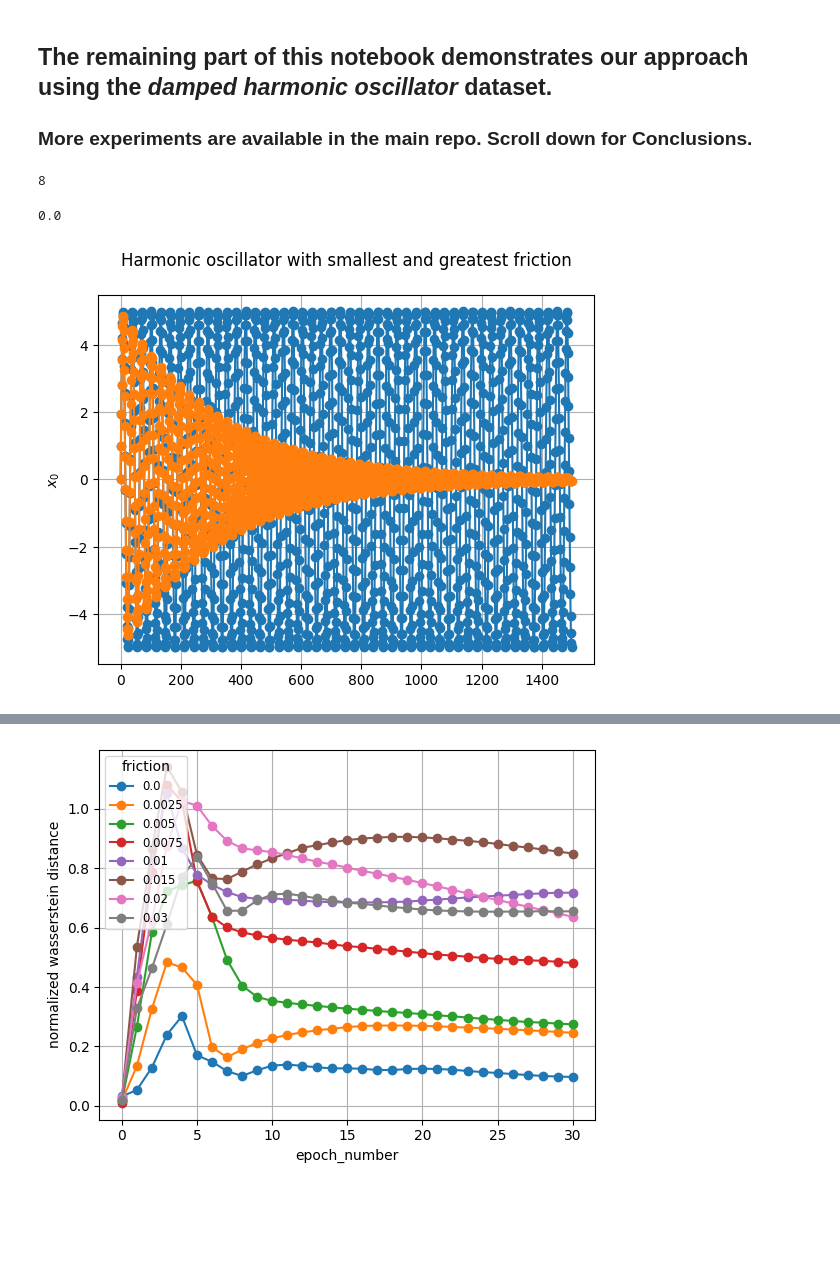
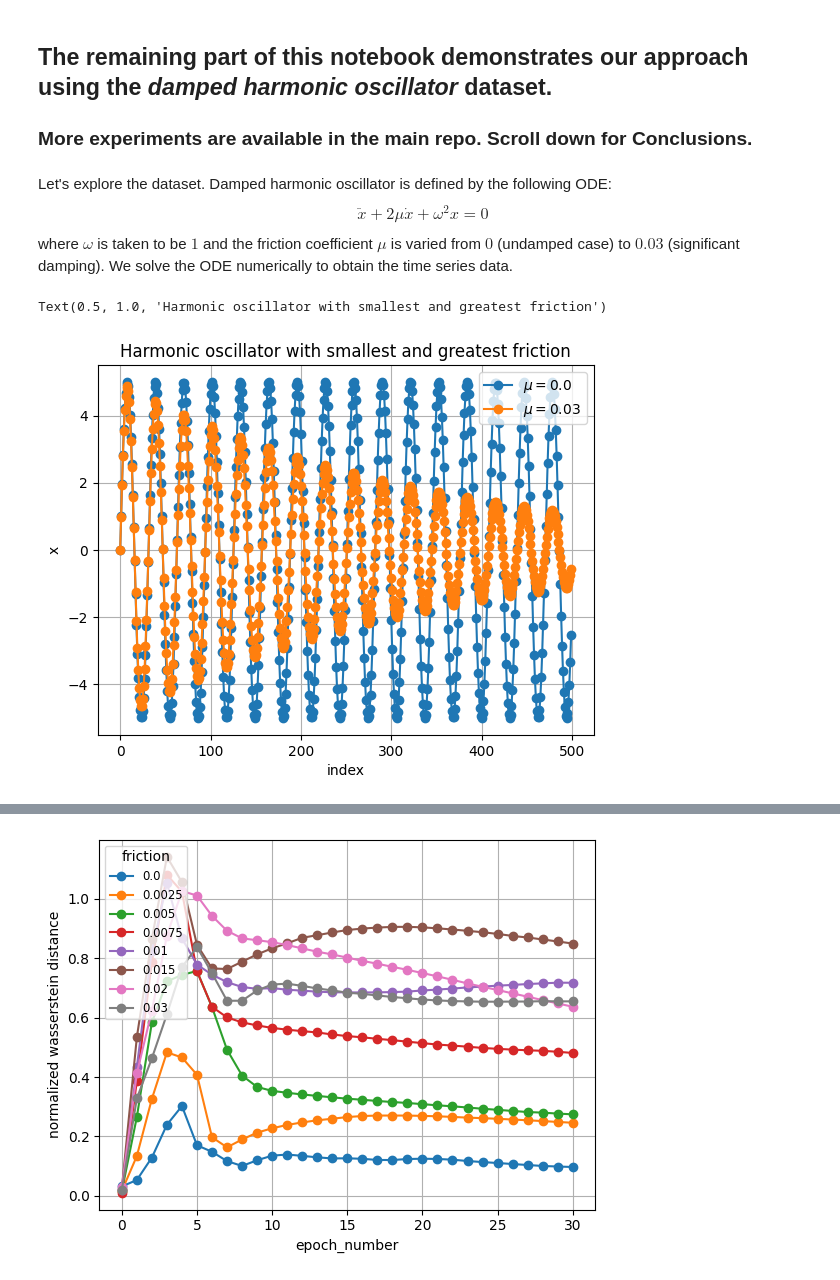
Before and after one commit to mathymess/reversibility-of-processes, a Jupyter notebook: 20230914_rolos_publication.ipynb, the cells around one changed output, grey strips where cells are left out. Saved outputs shown, nothing was run; the diff lists cells and outputs as text; code cells hidden in the pictures; blank space fills up the shorter version.

```diff
--- a/20230914_rolos_publication.ipynb
+++ b/20230914_rolos_publication.ipynb
@@ -53,31 +52,20 @@ def all_plots_for_datafile(filepath: str) -> None:
-# %%
-def compile_loss_distributions() -> List[LossDistribution]:
-    def get_friction_coef(path: str) -> float:
-        x = re.search("friction=(0.[0-9]+)", path)
-        if x is None:
-            raise ValueError(f"path {path} doesn't have friction in it")
-
-        return float(x.groups()[0])
-
-    root, _, files = next(os.walk("20230507_distributions/"))
-    files = [os.path.join(root, f) for f in files if "damped_harmonic_oscillator_friction" in f]
-    loss_distributions = [LossDistribution(path) for path in files]
-    for l in loss_distributions:
-        l.friction = get_friction_coef(l.filepath)
-
-    loss_distributions = sorted(loss_distributions, key=lambda l: l.friction)
-    return loss_distributions
-
-loss_distributions = compile_loss_distributions()
-print(len(loss_distributions))
-loss_distributions[0].friction
-# %% [output]
-8
-0.0
+# %% [markdown]
+Let's explore the dataset. Damped harmonic oscillator is defined by the following ODE:
+$$
+\ddot{x} + 2\mu \dot{x} + \omega^2 x = 0
+$$
+where $\omega$ is taken to be $1$ and the friction coefficient $\mu$ is varied from $0$ (undamped case) to $0.03$ (significant damping).
+We solve the ODE numerically to obtain the time series data.
 # %%
-# %matplotlib qt5
-plot_data_componentwise(load_harmonic_oscillator_time_series(friction=0., t_duration=300),
-                        load_harmonic_oscillator_time_series(friction=0.03, t_duration=300),
-                        title="Harmonic oscillator with smallest and greatest friction\n")
+hos_undamped = load_harmonic_oscillator_time_series(friction=0., t_duration=100)
+hos_damped = load_harmonic_oscillator_time_series(friction=0.03, t_duration=100)
+plt.plot(hos_undamped, "o-", label="$\mu = 0.0$")
+plt.plot(hos_damped, "o-", label="$\mu = 0.03$")
+plt.grid()
+plt.legend()
+plt.ylabel("x")
+plt.xlabel("index")
+plt.title("Harmonic oscillator with smallest and greatest friction")
 # %% [output]
+Text(0.5, 1.0, 'Harmonic oscillator with smallest and greatest friction')
-[figure, old version]
+[figure, new version]
```
Also changed, not shown: parts of 15 cells of this notebook.
